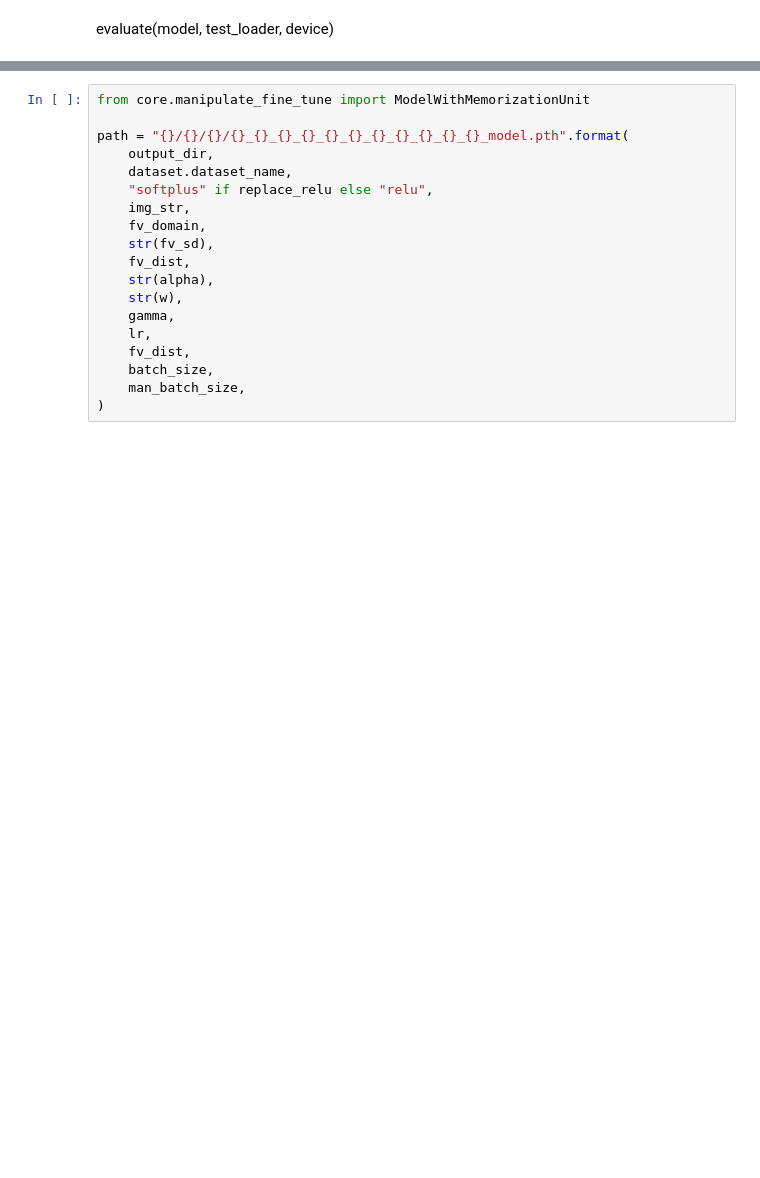
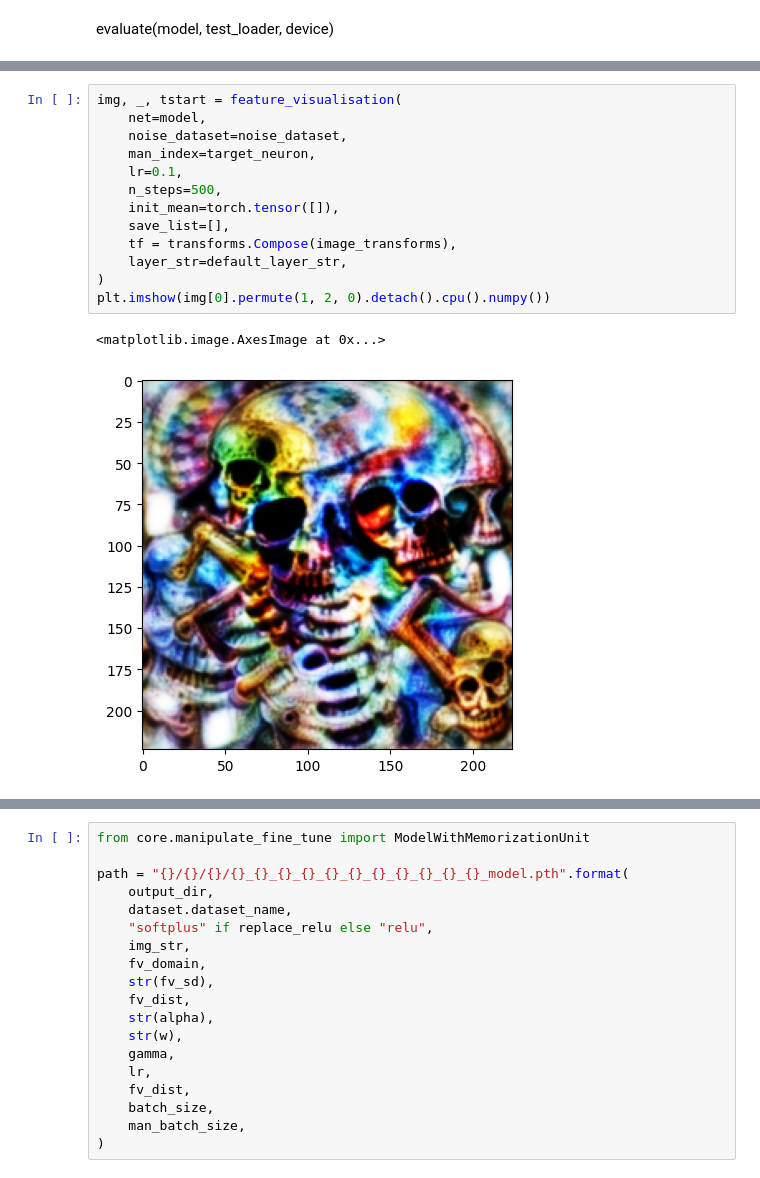
Before and after one commit to dilyabareeva/grad_slingshot, a Jupyter notebook: notebooks/before_after.ipynb, the cells around one changed output, grey strips where cells are left out. Cells and saved outputs as stored; diff of their text form; blank space fills up the shorter version.

```diff
--- a/notebooks/before_after.ipynb
+++ b/notebooks/before_after.ipynb
@@ -207,0 +171,16 @@ layer_str = default_layer_str
+# %%
+img, _, tstart = feature_visualisation(
+    net=model,
+    noise_dataset=noise_dataset,
+    man_index=target_neuron,
+    lr=0.1,
+    n_steps=500,
+    init_mean=torch.tensor([]),
+    save_list=[],
+    tf = transforms.Compose(image_transforms),
+    layer_str=default_layer_str,
+)
+plt.imshow(img[0].permute(1, 2, 0).detach().cpu().numpy())
+# %% [output]
+<matplotlib.image.AxesImage at 0x...>
+[figure, added]
```
Also changed, not shown: parts of 16 cells of this notebook, 15 other files.
